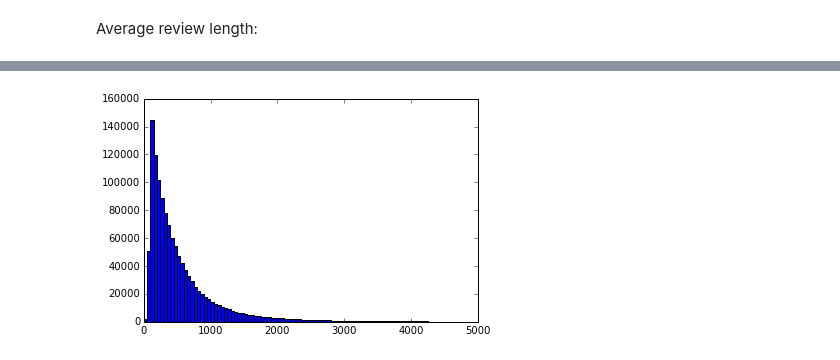
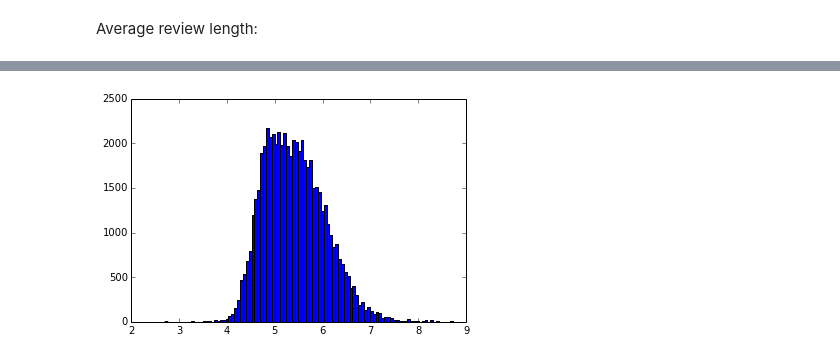
Before and after one commit to tianhuil/dataprojects, a Jupyter notebook: francesco/Amazon_Import_Reviews.ipynb, the cells around one changed output, grey strips where cells are left out. Saved outputs shown, nothing was run; the diff lists cells and outputs as text; code cells hidden in the pictures.

```diff
--- a/francesco/Amazon_Import_Reviews.ipynb
+++ b/francesco/Amazon_Import_Reviews.ipynb
@@ -88,8 +59,8 @@ pd.DataFrame(lengths).describe()
 # %%
 short_review = [rev for rev in lengths if rev < 5000]
 long_review  = [rev for rev in lengths if rev >= 5000]
-# %%
-hist(short_review, bins = 100)
-show()
-# %% [output]
-[figure, removed]
+# %%
+plt.hist([np.log(x) for x in lengths if x!=0], bins = 100)
+plt.show()
+# %% [output]
+[figure, added]
```
Also changed, not shown: parts of 18 cells of this notebook, 9 other files.
